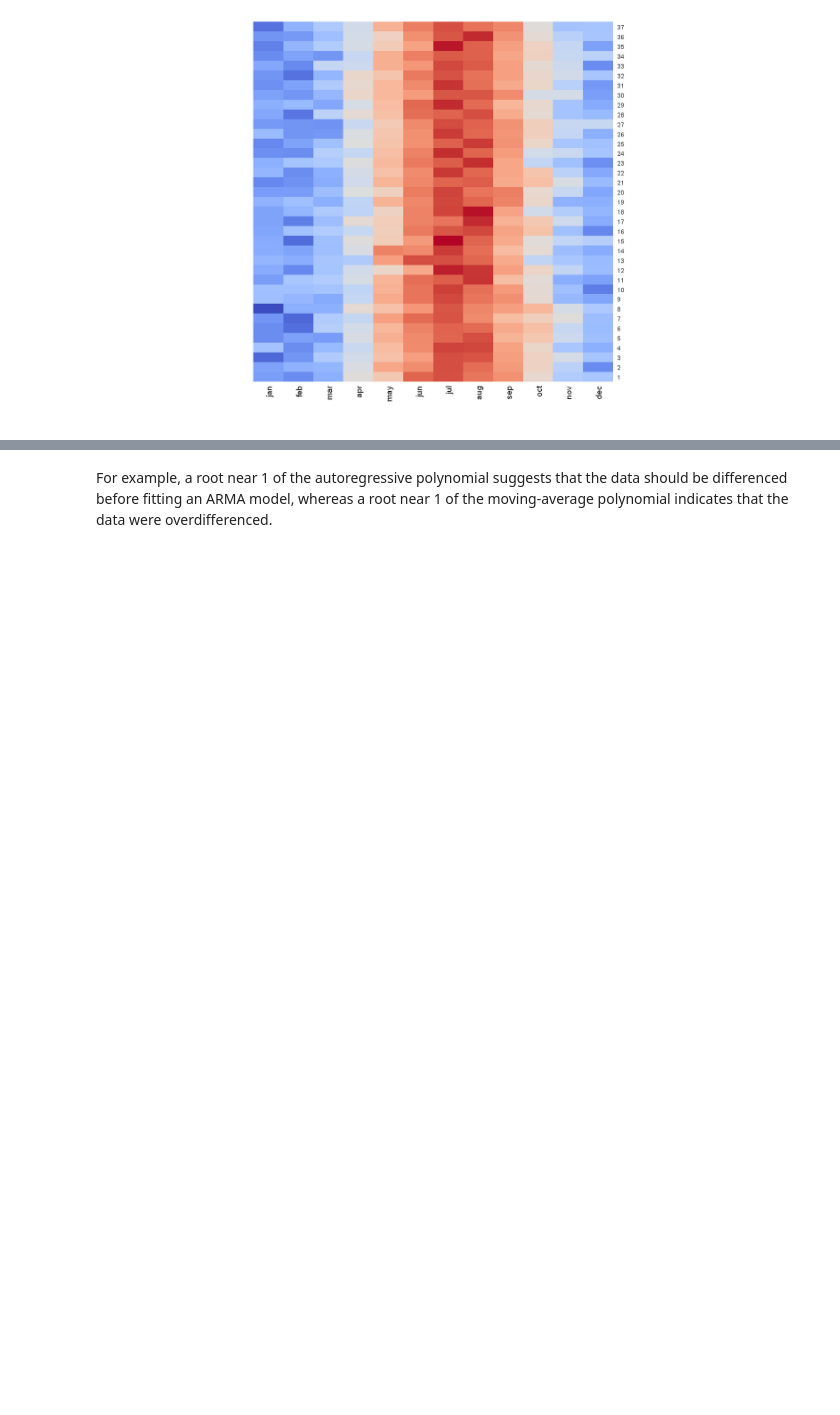
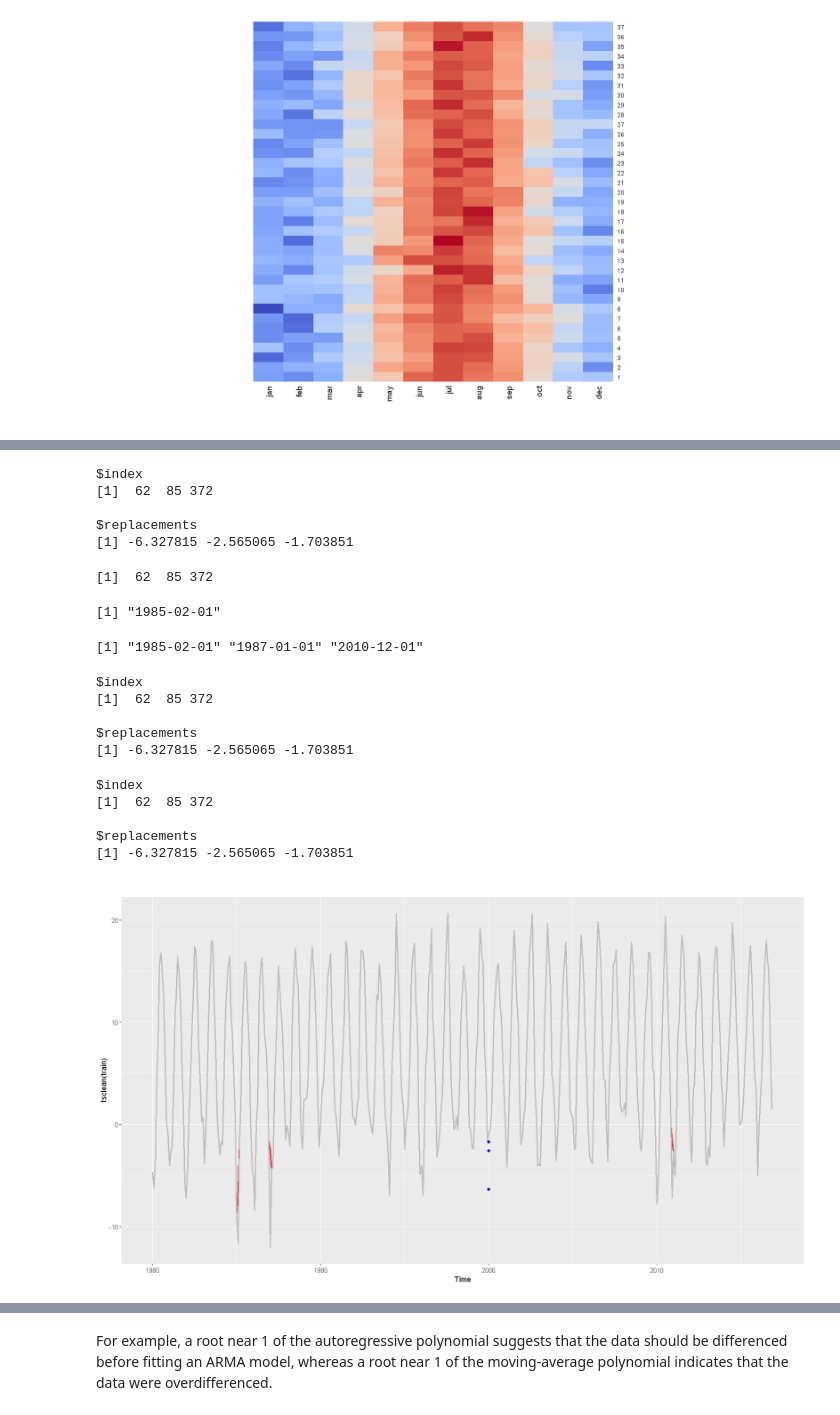
Before and after one commit to AndreasPalmgren/Sthlm-Temp-ARIMA, a Jupyter notebook: SthlmMeanTemperature.ipynb, the cells around one changed output, grey strips where cells are left out. Drawn from its saved outputs; the diff is of its cells as text; code cells hidden in the pictures; blank space fills up the shorter version.

```diff
--- a/SthlmMeanTemperature.ipynb
+++ b/SthlmMeanTemperature.ipynb
@@ -143,0 +153,44 @@ heatmap(dt, Colv =NA, Rowv =NA, col=cool_warm(256))
+# %%
+x = tsoutliers(train)
+x
+# %% [output]
+$index
+[1]  62  85 372
+
+$replacements
+[1] -6.327815 -2.565065 -1.703851
+# %%
+x$index
+# %% [output]
+[1]  62  85 372
+# %%
+train_reshape[62,"date"]
+# %% [output]
+[1] "1985-02-01"
+# %%
+train_reshape[x$index,"date"]
+# %% [output]
+[1] "1985-02-01" "1987-01-01" "2010-12-01"
+# %%
+tsoutliers(train)
+# %% [output]
+$index
+[1]  62  85 372
+
+$replacements
+[1] -6.327815 -2.565065 -1.703851
+# %%
+tsoutliers(train)
+# %% [output]
+$index
+[1]  62  85 372
+
+$replacements
+[1] -6.327815 -2.565065 -1.703851
+# %%
+autoplot(tsclean(train), color='red', lwd=0.9) +
+    autolayer(train, series="original", color='gray', lwd=1) +
+    geom_point(data = tsoutliers(train) %>% as.data.frame(),
+             aes(x=2000, y=replacements), col='blue')
+# %% [output]
+[figure, added]
```
Also changed, not shown: parts of 12 cells of this notebook.
